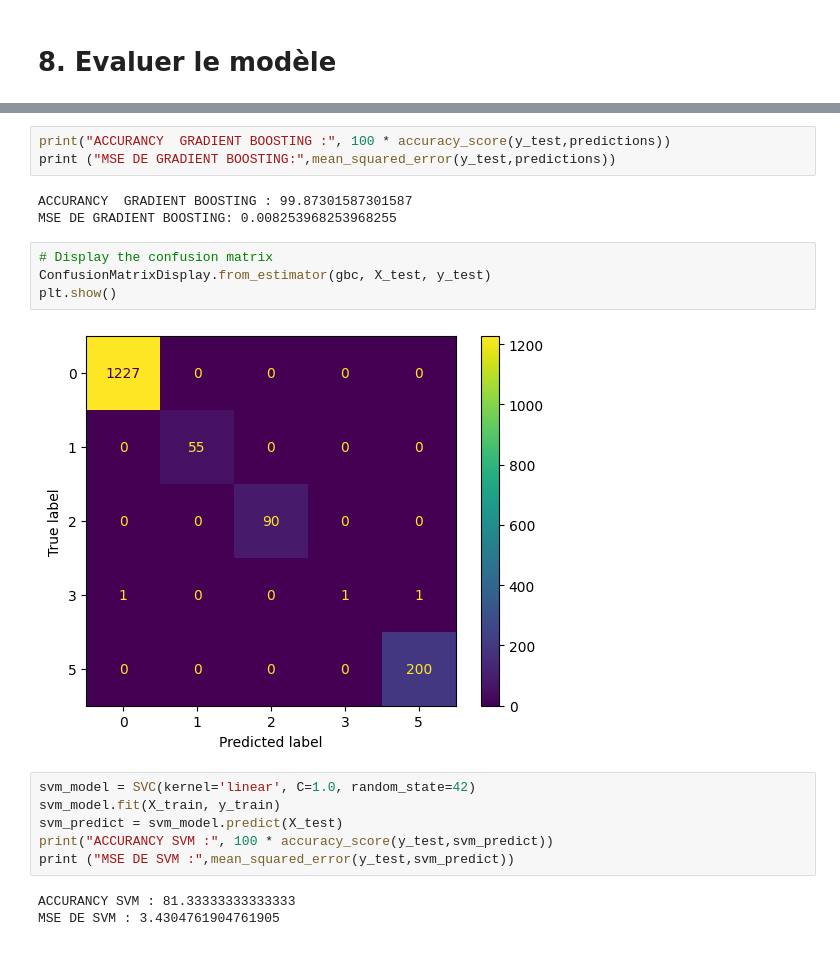
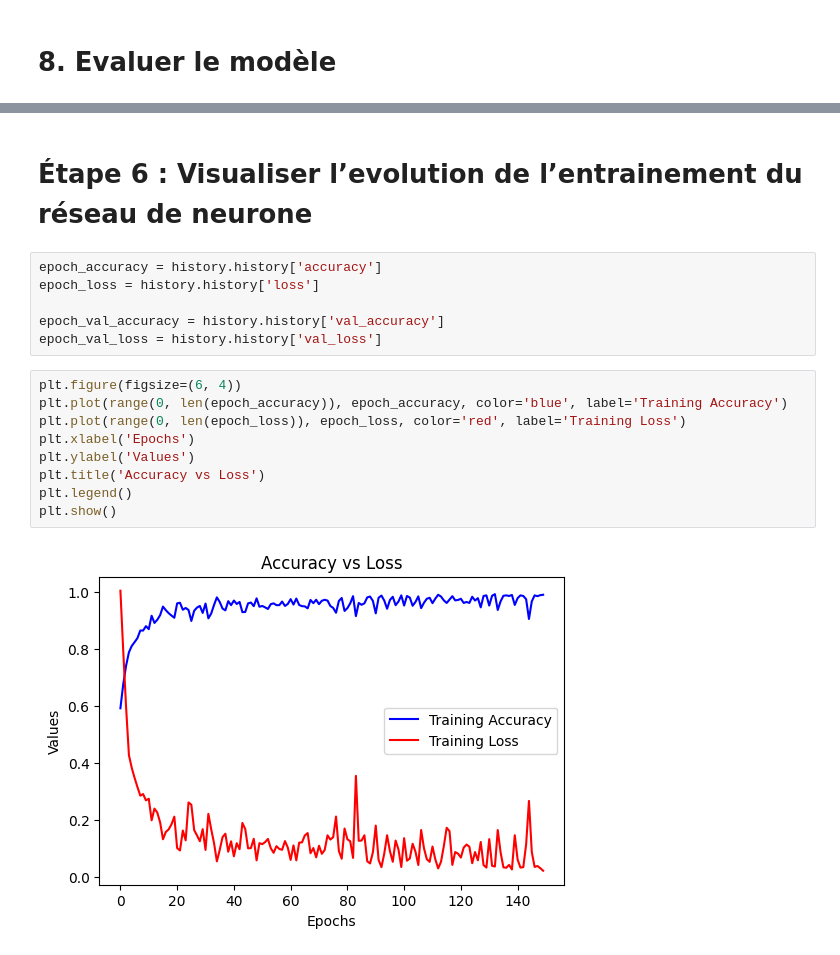
Before and after one commit to TMCARTHY/Pro_ia2, a Jupyter notebook: mining.ipynb, the cells around one changed output, grey strips where cells are left out. Drawn from its saved outputs; the diff is of its cells as text.

```diff
--- a/mining.ipynb
+++ b/mining.ipynb
@@ -505,21 +410,19 @@ predictions = gbc.predict(X_test)
-# %%
-print("ACCURANCY  GRADIENT BOOSTING :", 100 * accuracy_score(y_test,predictions))
-print ("MSE DE GRADIENT BOOSTING:",mean_squared_error(y_test,predictions))
-# %% [output]
-ACCURANCY  GRADIENT BOOSTING : 99.87301587301587
-MSE DE GRADIENT BOOSTING: 0.008253968253968255
-# %%
-# Display the confusion matrix
-ConfusionMatrixDisplay.from_estimator(gbc, X_test, y_test)
-plt.show()
-# %% [output]
-[figure, removed]
-# %%
-svm_model = SVC(kernel='linear', C=1.0, random_state=42)
-svm_model.fit(X_train, y_train)
-svm_predict = svm_model.predict(X_test)
-print("ACCURANCY SVM :", 100 * accuracy_score(y_test,svm_predict))
-print ("MSE DE SVM :",mean_squared_error(y_test,svm_predict))
-# %% [output]
-ACCURANCY SVM : 81.33333333333333
-MSE DE SVM : 3.4304761904761905
+# %% [markdown]
+# Étape 6 : Visualiser l’evolution de l’entrainement du réseau de neurone
+# %%
+epoch_accuracy = history.history['accuracy']
+epoch_loss = history.history['loss']
+
+epoch_val_accuracy = history.history['val_accuracy']
+epoch_val_loss = history.history['val_loss']
+# %%
+plt.figure(figsize=(6, 4))
+plt.plot(range(0, len(epoch_accuracy)), epoch_accuracy, color='blue', label='Training Accuracy')
+plt.plot(range(0, len(epoch_loss)), epoch_loss, color='red', label='Training Loss')
+plt.xlabel('Epochs')
+plt.ylabel('Values')
+plt.title('Accuracy vs Loss')
+plt.legend()
+plt.show()
+# %% [output]
+[figure, added]
```
Also changed, not shown: parts of 70 cells of this notebook.
